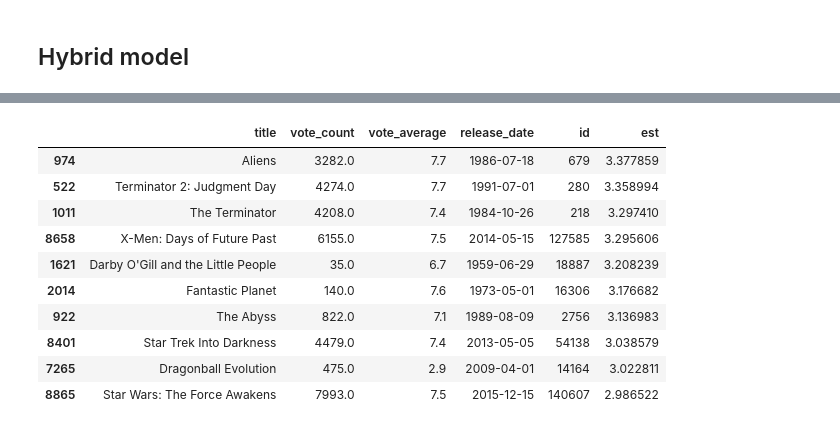
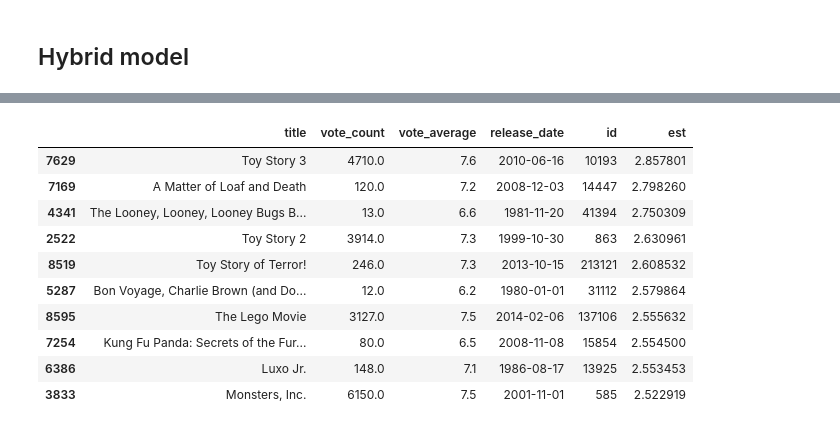
Before and after one commit to sunyu5/DS5230, a Jupyter notebook: TEST PROJECT.ipynb, the cells around one changed output, grey strips where cells are left out. Saved outputs shown, nothing was run; the diff lists cells and outputs as text; code cells hidden in the pictures.

```diff
--- a/TEST PROJECT.ipynb
+++ b/TEST PROJECT.ipynb
@@ -357,7 +358,7 @@ get_Genre('Action').head(10)
 | 7069 | The Lord of the Rings: The Return... | 2003 | 8226 | 8 | 29.3244 | [Adventure, Fantasy, Action] | 7.972455 |
 | 351 | Forrest Gump | 1994 | 8147 | 8 | 48.3072 | [Comedy, Drama, Romance] | 7.972193 |
 # %%
-x = input('please input your moive/title/genre')
+#x = input('please input your moive/title/genre')
 # %% [output]
 please input your moive/title/genremovie
 # %%
@@ -424,0 +779,22 @@ Estimating biases using als...
+# %%
+# choosing BaselineOnly set parameter
+#print('Using ALS')
+#bsl_options = {'method': 'als',
+               #'n_epochs': 5,
+               #'reg_u': 12,
+              # 'reg_i': 5
+              # }
+#algo = BaselineOnly(bsl_options=bsl_options)
+param_grid = {'bsl_options': {'method': ['als', 'sgd'],
+                              'reg': [0.01,0.1,1, 2], 'reg_i' : [3,5,10,15], 'reg_u' : [5, 8,10,15]
+              #'k': [2, 3],
+              #'sim_options': {'name': ['msd', 'cosine'],
+                              #'min_support': [1, 5],
+                             # 'user_based': [False]}
+              }
+gs = GridSearchCV(BaselineOnly, param_grid, measures=['rmse'], cv=3)
+gs.fit(data)
+algo = gs.best_estimator['rmse']
+print(gs.best_score['rmse'])
+print(gs.best_params['rmse'])
+cross_validate(algo, data, measures=['RMSE'], cv=5, verbose=True)
@@ -502,0 +898,13 @@ Prediction(uid=1, iid=302, r_ui=None, est=2.9581334901438483, details={'was_impo
+# %%
+## choose KNNBasineline
+trainset, testset = train_test_split(data, test_size=0.25, random_state = 0)
+bsl_options =  {'method': 'sgd',
+             'reg_i' : 3, 'reg_u' : 5}
+sim_options = {'name': 'msd',
+                             'min_support': 3,
+                             'user_based': False}
+alog_final = KNNBaseline(bsl_options = bsl_options, k= 50,sim_options = sim_options)
+predictions = alog_final.fit(trainset).test(testset)
+accuracy.rmse(predictions)
+
+#data.split(n_folds=5,random_state = 0)
@@ -522,9 +936,9 @@ def hybrid(userId, title):
     movie_id = id_map.loc[title]['movieId']
     sim_scores = list(enumerate(cosine_sim[int(idx)]))
     sim_scores = sorted(sim_scores, key=lambda x: x[1], reverse=True)
-    sim_scores = sim_scores[1:26]
+    sim_scores = sim_scores[1:25]
     movie_indices = [i[0] for i in sim_scores]
     movies = smd.iloc[movie_indices][['title', 'vote_count', 'vote_average', 'release_date', 'id']]
-    movies['est'] = movies['id'].apply(lambda x: algo.predict(userId, indices_map.loc[x]['movieId']).est)
+    movies['est'] = movies['id'].apply(lambda x: alog_final.predict(userId, indices_map.loc[x]['movieId']).est)
     movies = movies.sort_values('est', ascending=False)
     return movies.head(10)
@@ -531,14 +969,14 @@ def hybrid(userId, title):
 # %%
-hybrid(1, 'Avatar')
+hybrid(1, 'Toy Story')
 # %% [output]
 |  | title | vote_count | vote_average | release_date | id | est |
-| 974 | Aliens | 3282.0 | 7.7 | 1986-07-18 | 679 | 3.377859 |
-| 522 | Terminator 2: Judgment Day | 4274.0 | 7.7 | 1991-07-01 | 280 | 3.358994 |
-| 1011 | The Terminator | 4208.0 | 7.4 | 1984-10-26 | 218 | 3.297410 |
-| 8658 | X-Men: Days of Future Past | 6155.0 | 7.5 | 2014-05-15 | 127585 | 3.295606 |
-| 1621 | Darby O'Gill and the Little People | 35.0 | 6.7 | 1959-06-29 | 18887 | 3.208239 |
-| 2014 | Fantastic Planet | 140.0 | 7.6 | 1973-05-01 | 16306 | 3.176682 |
-| 922 | The Abyss | 822.0 | 7.1 | 1989-08-09 | 2756 | 3.136983 |
-| 8401 | Star Trek Into Darkness | 4479.0 | 7.4 | 2013-05-05 | 54138 | 3.038579 |
-| 7265 | Dragonball Evolution | 475.0 | 2.9 | 2009-04-01 | 14164 | 3.022811 |
-| 8865 | Star Wars: The Force Awakens | 7993.0 | 7.5 | 2015-12-15 | 140607 | 2.986522 |
+| 7629 | Toy Story 3 | 4710.0 | 7.6 | 2010-06-16 | 10193 | 2.857801 |
+| 7169 | A Matter of Loaf and Death | 120.0 | 7.2 | 2008-12-03 | 14447 | 2.798260 |
+| 4341 | The Looney, Looney, Looney Bugs B... | 13.0 | 6.6 | 1981-11-20 | 41394 | 2.750309 |
+| 2522 | Toy Story 2 | 3914.0 | 7.3 | 1999-10-30 | 863 | 2.630961 |
+| 8519 | Toy Story of Terror! | 246.0 | 7.3 | 2013-10-15 | 213121 | 2.608532 |
+| 5287 | Bon Voyage, Charlie Brown (and Do... | 12.0 | 6.2 | 1980-01-01 | 31112 | 2.579864 |
+| 8595 | The Lego Movie | 3127.0 | 7.5 | 2014-02-06 | 137106 | 2.555632 |
+| 7254 | Kung Fu Panda: Secrets of the Fur... | 80.0 | 6.5 | 2008-11-08 | 15854 | 2.554500 |
+| 6386 | Luxo Jr. | 148.0 | 7.1 | 1986-08-17 | 13925 | 2.553453 |
+| 3833 | Monsters, Inc. | 6150.0 | 7.5 | 2001-11-01 | 585 | 2.522919 |
```
Also changed, not shown: parts of 35 cells of this notebook.
